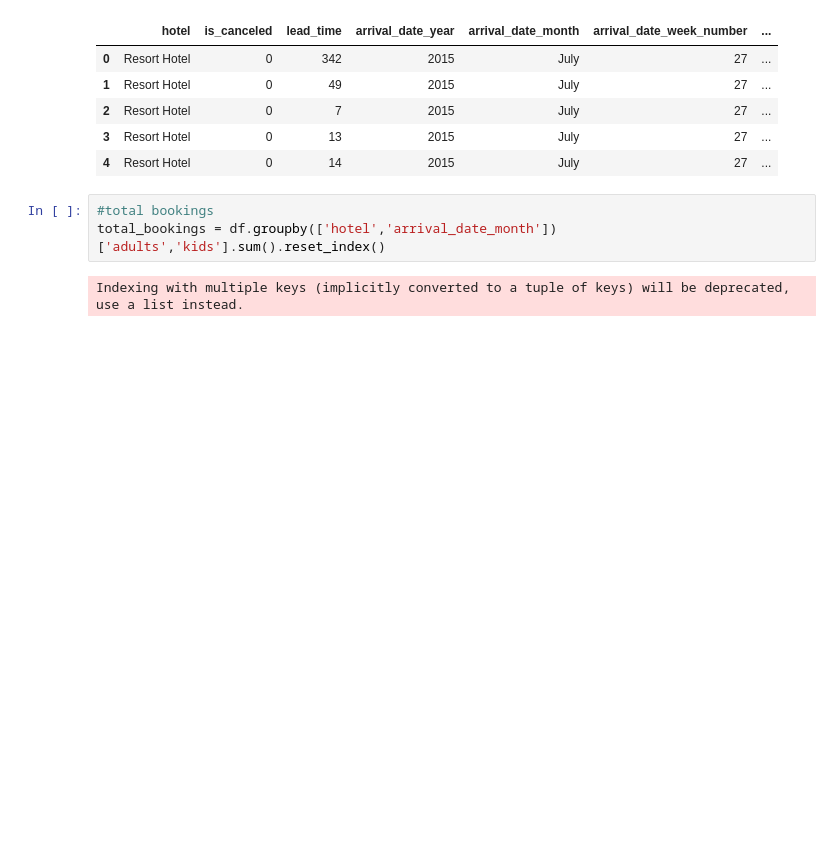
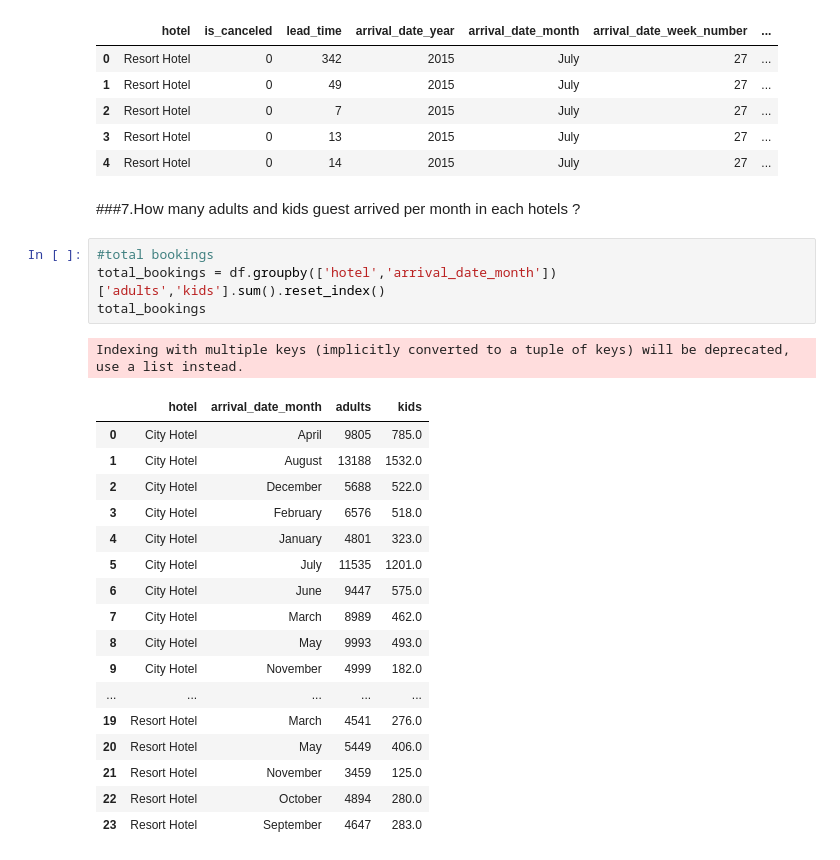
Before and after one commit to armanalam6342/Hotel-Booking-Analysis, a Jupyter notebook: Hotel_Booking_Analysis_Capstone_Project.ipynb, the cells around one changed output. Drawn from its saved outputs; the diff is of its cells as text; blank space fills up the shorter version.

```diff
--- a/Hotel_Booking_Analysis_Capstone_Project.ipynb
+++ b/Hotel_Booking_Analysis_Capstone_Project.ipynb
@@ -338,11 +338,31 @@ df.head()
 | 2 | Resort Hotel | 0 | 7 | 2015 | July | 27 | ... |
 | 3 | Resort Hotel | 0 | 13 | 2015 | July | 27 | ... |
 | 4 | Resort Hotel | 0 | 14 | 2015 | July | 27 | ... |
+# %% [markdown]
+###7.How many adults and kids guest arrived per month in each hotels ?
 # %%
 #total bookings
 total_bookings = df.groupby(['hotel','arrival_date_month'])['adults','kids'].sum().reset_index()
+total_bookings
 # %% [output]
 Indexing with multiple keys (implicitly converted to a tuple of keys) will be deprecated, use a list instead.
+|  | hotel | arrival_date_month | adults | kids |
+| 0 | City Hotel | April | 9805 | 785.0 |
+| 1 | City Hotel | August | 13188 | 1532.0 |
+| 2 | City Hotel | December | 5688 | 522.0 |
+| 3 | City Hotel | February | 6576 | 518.0 |
+| 4 | City Hotel | January | 4801 | 323.0 |
+| 5 | City Hotel | July | 11535 | 1201.0 |
+| 6 | City Hotel | June | 9447 | 575.0 |
+| 7 | City Hotel | March | 8989 | 462.0 |
+| 8 | City Hotel | May | 9993 | 493.0 |
+| 9 | City Hotel | November | 4999 | 182.0 |
+| ... | ... | ... | ... | ... |
+| 19 | Resort Hotel | March | 4541 | 276.0 |
+| 20 | Resort Hotel | May | 5449 | 406.0 |
+| 21 | Resort Hotel | November | 3459 | 125.0 |
+| 22 | Resort Hotel | October | 4894 | 280.0 |
+| 23 | Resort Hotel | September | 4647 | 283.0 |
 # %%
 # only Resort bookings
 resort = total_bookings.loc[(total_bookings["hotel"] == "Resort Hotel")]
```
Also changed, not shown: parts of 38 cells of this notebook.
